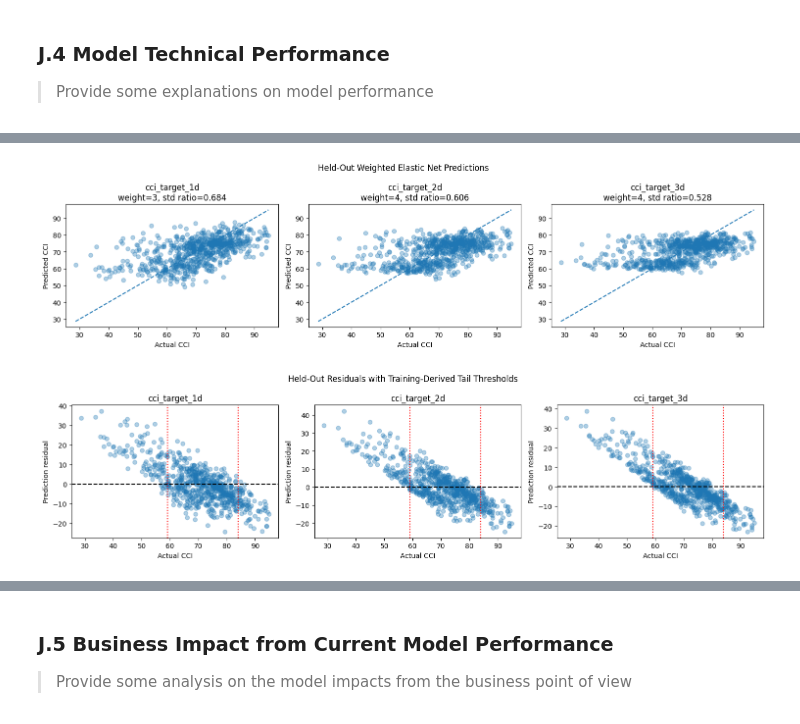
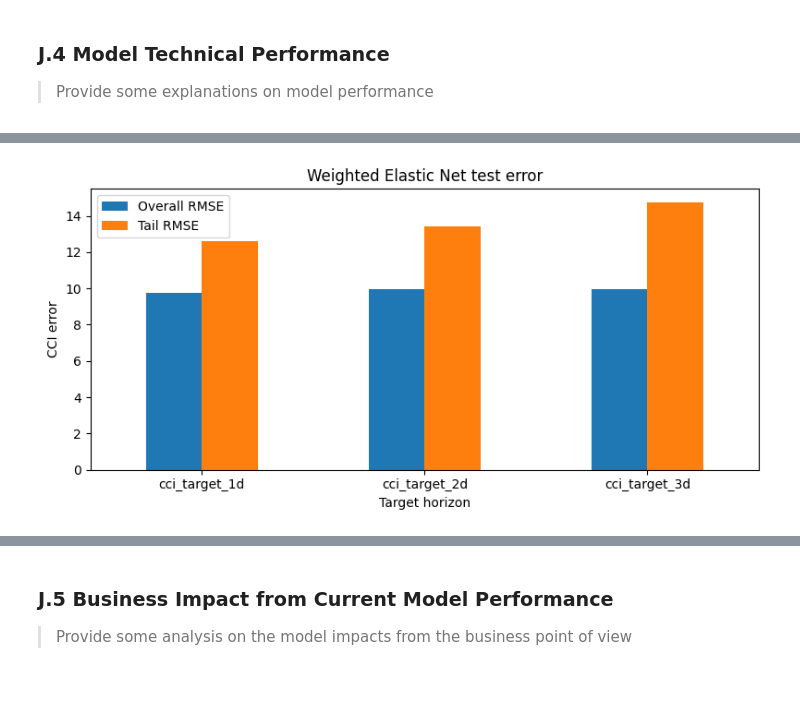
Before and after one commit to RP28/36120-26SP-AT2-26294153-experiments, a Jupyter notebook: notebooks/comfort_climate/36120_26SP_AT2_26294153_experiment_2.ipynb, the cells around one changed output, grey strips where cells are left out. Drawn from its saved outputs; the diff is of its cells as text; code cells hidden in the pictures; blank space fills up the shorter version.

```diff
--- a/notebooks/comfort_climate/36120_26SP_AT2_26294153_experiment_2.ipynb
+++ b/notebooks/comfort_climate/36120_26SP_AT2_26294153_experiment_2.ipynb
@@ -1033,21 +849,0 @@ Top 15 joint candidates by validation RMSE
-# %%
-test_summary = pd.DataFrame({
-    target: weighted_outputs[target]["performance"].loc["Test"]
-    for target in target_names
-}).T
-
-display(
-    test_summary[
-        [
-            "RMSE",
-            "MAE",
-            "tail_RMSE",
-            "tail_MAE",
-            "low_tail_MAE",
-            "high_tail_MAE",
-            "prediction_std_ratio",
-            "prediction_min",
-            "prediction_max",
-        ]
-    ].round(4)
-)
@@ -1059,42 +849,0 @@ display(
-# %%
-figure, axes = plt.subplots(1, len(target_names), figsize=(15, 4))
-
-for ax, target in zip(axes, target_names):
-    workflow = weighted_workflows[target]
-    actual = workflow.context_.y_test
-    predicted = weighted_outputs[target]["predictions"]["Test"]
-    multiplier = workflow.context_.best_params["tail_weight_multiplier"]
-    std_ratio = predicted.std(ddof=0) / actual.std(ddof=0)
-
-    ax.scatter(actual, predicted, alpha=0.35)
-    low = min(actual.min(), predicted.min())
-    high = max(actual.max(), predicted.max())
-    ax.plot([low, high], [low, high], linestyle="--")
-    ax.set(
-        xlabel="Actual CCI",
-        ylabel="Predicted CCI",
-        title=f"{target}\nweight={multiplier:g}, std ratio={std_ratio:.3f}",
-    )
-
-figure.suptitle("Held-Out Weighted Elastic Net Predictions")
-figure.tight_layout()
-# %% [output]
-[figure, removed]
-# %%
-figure, axes = plt.subplots(1, len(target_names), figsize=(15, 4))
-
-for ax, target in zip(axes, target_names):
-    actual = weighted_workflows[target].context_.y_test
-    predicted = weighted_outputs[target]["predictions"]["Test"]
-    residual = predicted - actual
-
-    ax.scatter(actual, residual, alpha=0.35)
-    ax.axhline(0, linestyle="--", color="black")
-    ax.axvline(weighted_workflows[target].context_.model.lower_threshold_, linestyle=":", color="red")
-    ax.axvline(weighted_workflows[target].context_.model.upper_threshold_, linestyle=":", color="red")
-    ax.set(xlabel="Actual CCI", ylabel="Prediction residual", title=target)
-
-figure.suptitle("Held-Out Residuals with Training-Derived Tail Thresholds")
-figure.tight_layout()
-# %% [output]
-[figure, removed]
@@ -1104,0 +850,10 @@ The joint search selects genuine tail weighting for every horizon rather than th
+# %%
+ax = test_summary[["RMSE", "tail_RMSE"]].plot.bar(figsize=(8, 4))
+ax.set_title("Weighted Elastic Net test error")
+ax.set_xlabel("Target horizon")
+ax.set_ylabel("CCI error")
+ax.legend(["Overall RMSE", "Tail RMSE"], title=None)
+plt.xticks(rotation=0)
+plt.tight_layout()
+# %% [output]
+[figure, added]
```
Also changed, not shown: parts of 30 cells of this notebook, 3 other files.
